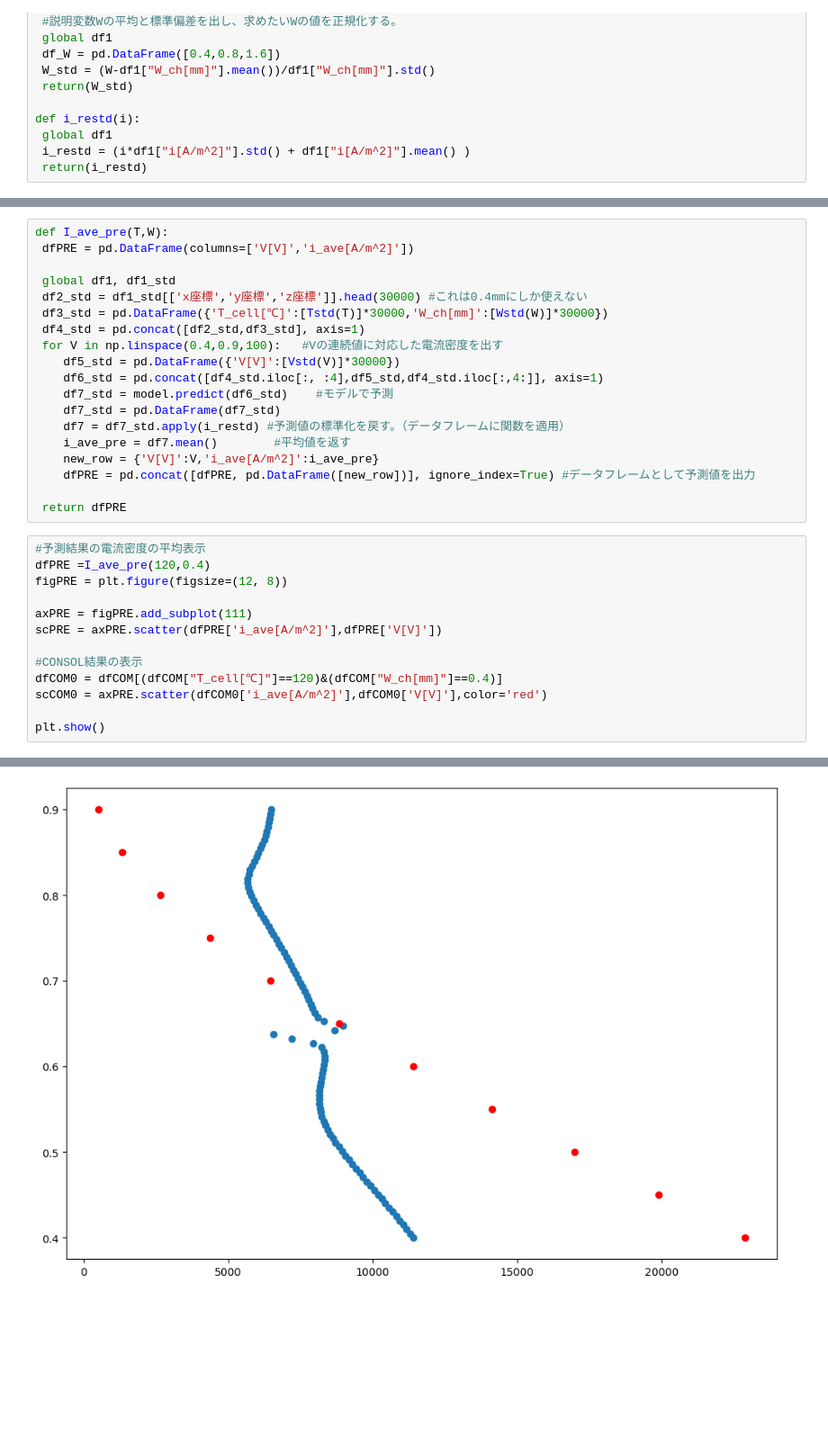
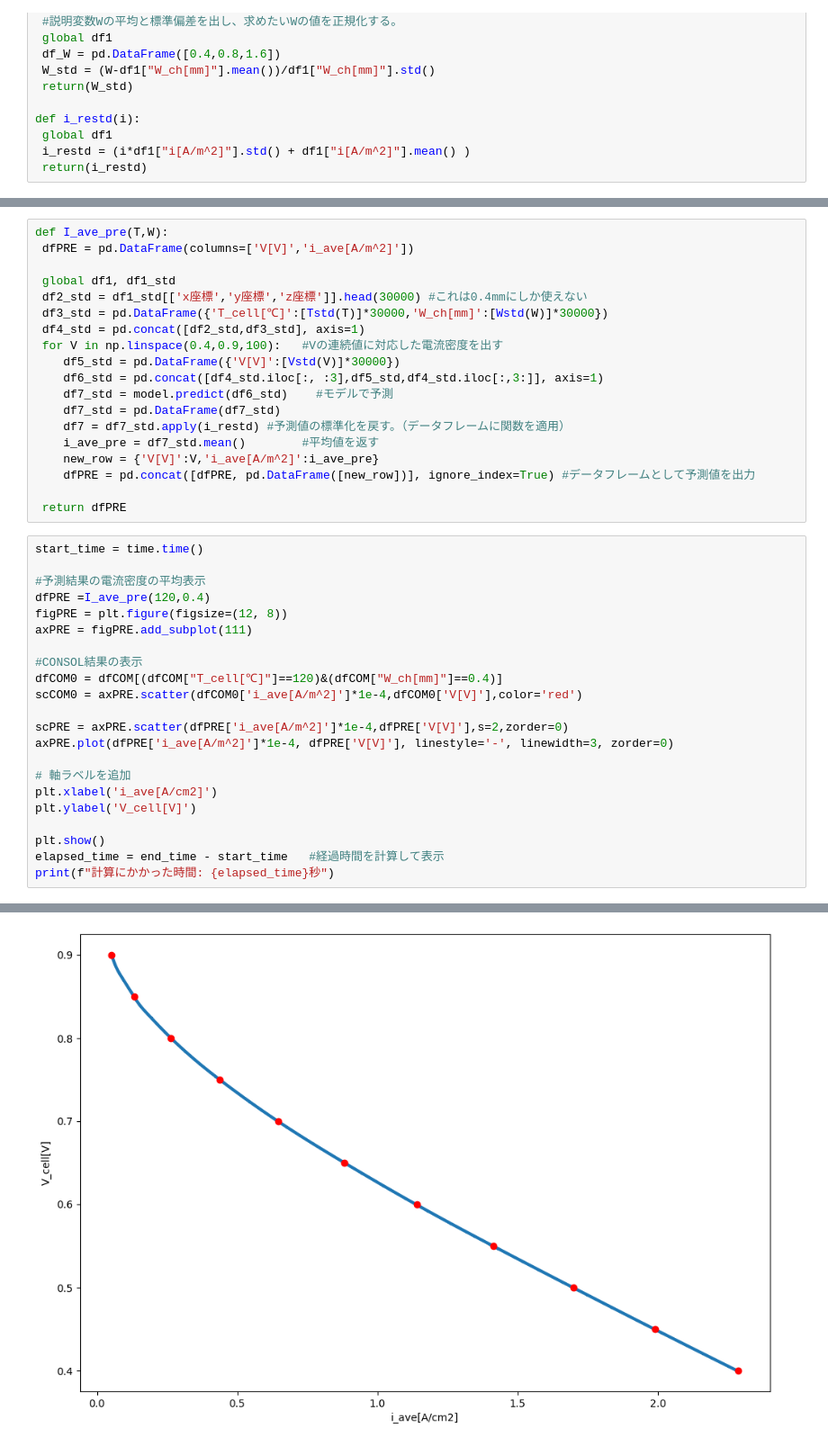
Before and after one commit to OkaHaruya/Oka-fcsl, a Jupyter notebook: LightGBM&NN_24-3-13/Result_180℃_CD_3D+O2dist2.ipynb, the cells around one changed output, grey strips where cells are left out. Shown at 90% size. Saved outputs shown, nothing was run; the diff lists cells and outputs as text; blank space fills up the shorter version.

```diff
--- a/LightGBM&NN_24-3-13/Result_180℃_CD_3D+O2dist2.ipynb
+++ b/LightGBM&NN_24-3-13/Result_180℃_CD_3D+O2dist2.ipynb
@@ -464,26 +412,35 @@ def I_ave_pre(T,W):
  df4_std = pd.concat([df2_std,df3_std], axis=1)
  for V in np.linspace(0.4,0.9,100):   #Vの連続値に対応した電流密度を出す
     df5_std = pd.DataFrame({'V[V]':[Vstd(V)]*30000})
-    df6_std = pd.concat([df4_std.iloc[:, :4],df5_std,df4_std.iloc[:,4:]], axis=1)
+    df6_std = pd.concat([df4_std.iloc[:, :3],df5_std,df4_std.iloc[:,3:]], axis=1)
     df7_std = model.predict(df6_std)    #モデルで予測
     df7_std = pd.DataFrame(df7_std)
     df7 = df7_std.apply(i_restd) #予測値の標準化を戻す。（データフレームに関数を適用）
-    i_ave_pre = df7.mean()        #平均値を返す
+    i_ave_pre = df7_std.mean()        #平均値を返す
     new_row = {'V[V]':V,'i_ave[A/m^2]':i_ave_pre}
     dfPRE = pd.concat([dfPRE, pd.DataFrame([new_row])], ignore_index=True) #データフレームとして予測値を出力
 
  return dfPRE
 # %%
+start_time = time.time()
+
 #予測結果の電流密度の平均表示
 dfPRE =I_ave_pre(120,0.4)
 figPRE = plt.figure(figsize=(12, 8))
-
 axPRE = figPRE.add_subplot(111)
-scPRE = axPRE.scatter(dfPRE['i_ave[A/m^2]'],dfPRE['V[V]'])
 
 #CONSOL結果の表示
 dfCOM0 = dfCOM[(dfCOM["T_cell[℃]"]==120)&(dfCOM["W_ch[mm]"]==0.4)]
-scCOM0 = axPRE.scatter(dfCOM0['i_ave[A/m^2]'],dfCOM0['V[V]'],color='red')
+scCOM0 = axPRE.scatter(dfCOM0['i_ave[A/m^2]']*1e-4,dfCOM0['V[V]'],color='red')
+
+scPRE = axPRE.scatter(dfPRE['i_ave[A/m^2]']*1e-4,dfPRE['V[V]'],s=2,zorder=0)
+axPRE.plot(dfPRE['i_ave[A/m^2]']*1e-4, dfPRE['V[V]'], linestyle='-', linewidth=3, zorder=0)
+
+# 軸ラベルを追加
+plt.xlabel('i_ave[A/cm2]')
+plt.ylabel('V_cell[V]')
 
 plt.show()
+elapsed_time = end_time - start_time   #経過時間を計算して表示
+print(f"計算にかかった時間: {elapsed_time}秒")
 # %% [output]
@@ -508 +465 @@ plt.show()
-[figure, old version]
+[figure, new version]
```
Also changed, not shown: parts of 41 cells of this notebook, 9 other files.
